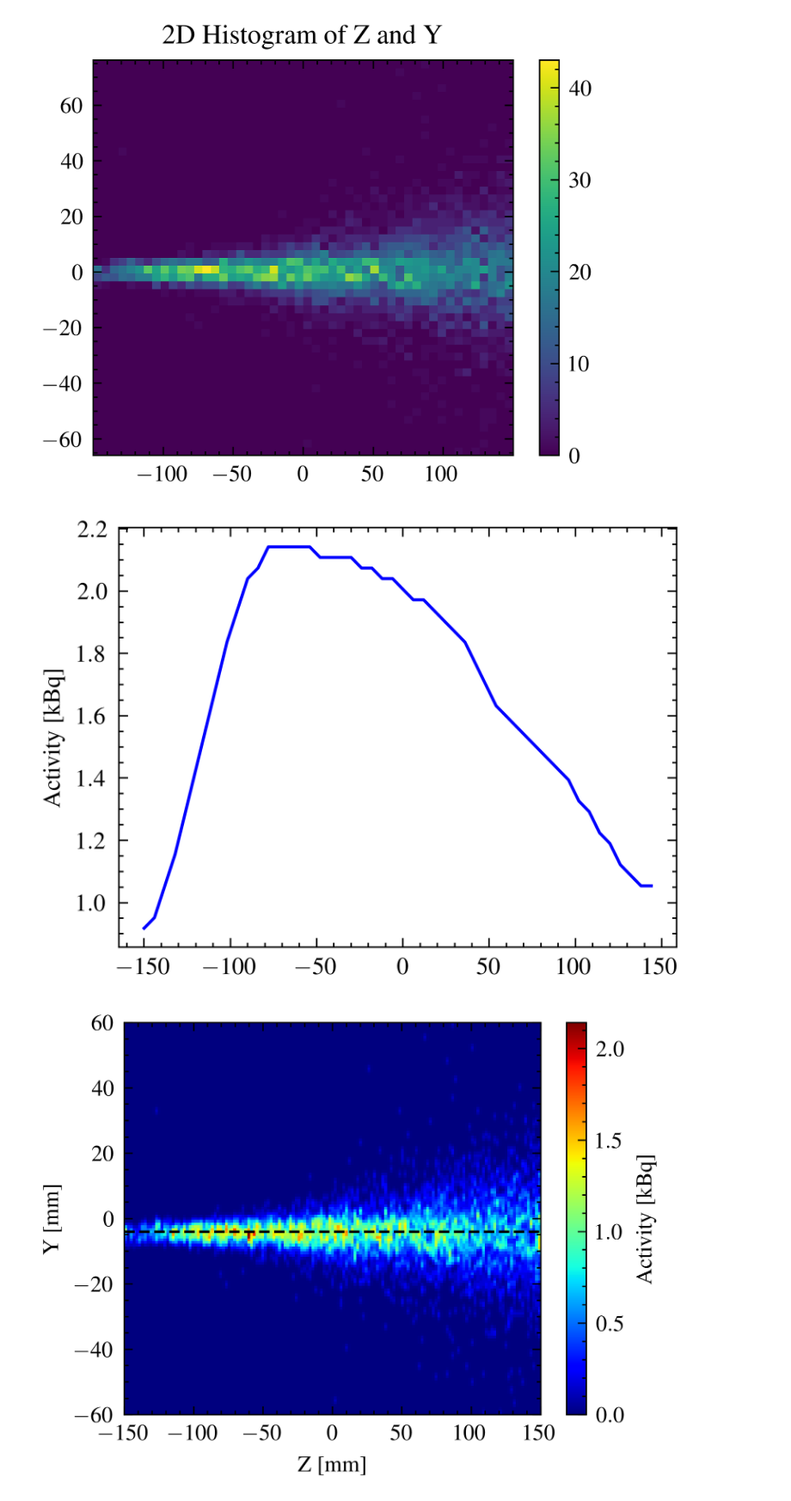
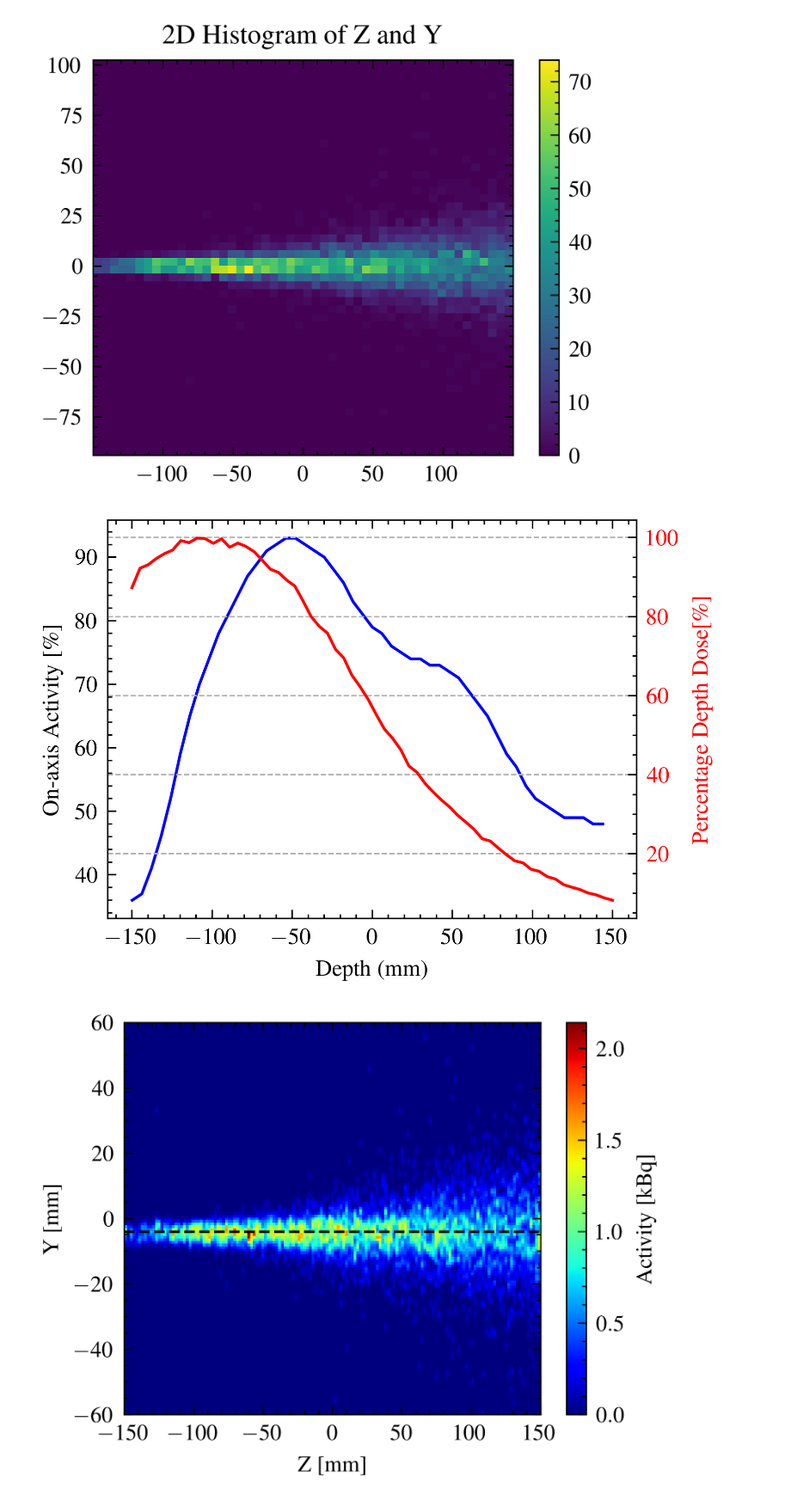
Before and after one commit to francescouni0/VHEE_monitor, a Jupyter notebook: Radionucl.ipynb, the cells around one changed output. Shown at 86% size. Drawn from its saved outputs; the diff is of its cells as text; code cells hidden in the pictures.

```diff
--- a/Radionucl.ipynb
+++ b/Radionucl.ipynb
@@ -45,5 +116,5 @@ output/Singles.root
 # %%
-f = uproot.open('o15/o15hits.root')
+f = uproot.open('C11/c11hits.root')
 print("List of tree : \n", f.keys())
 hits = f['Singles']
 print('Number of hits:', hits.num_entries)
@@ -86,25 +158,39 @@ plt.show()
 # %%
 plt.hist2d(hits_z, hits_y, bins=50)
 plt.colorbar()
 plt.title('2D Histogram of Z and Y')
 plt.show()
 # Central axis profile#
 masky=np.logical_and(hits_y > -3, hits_y < 3)
 
 hits_z_central=hits_z[masky]
 # Smooth the histogram using a Gaussian filter
 
 hist, bin_edges = np.histogram(hits_z_central, bins=50)
 hist_smoothed = gaussian_filter1d(hist, sigma=3)
+fig3, ax3 = plt.subplots()
 
-# Plot the smoothed histogram
-plt.plot(bin_edges[:-1], hist_smoothed*0.034, color='blue')
-plt.ylabel('Activity [kBq]')
+# Plot the smoothed histogram hist_smoothed*0.034
+
+plt.plot(bin_edges[:-1], hist_smoothed, color='blue')
+plt.xlabel('Z (mm)')
+plt.ylabel('On-axis Activity [\%]')
 plt.legend()
+
+# Add a secondary y-axis for the scale on the right
+ax3_secondary = ax3.twinx()
+ax3_secondary.plot(x - 150, arr_dose[90:150,12,12], label='deposited dose', linewidth=1, markersize=2, color='red')
+ax3_secondary.set_ylabel('Percentage Depth Dose[\%]', color='red')
+ax3_secondary.tick_params(axis='y', labelcolor='red')
+ax3.set_xlabel('Depth (mm)')
+
+plt.grid(axis='both', linestyle='--', linewidth=0.5)
+# Add legends to the plot
+ax3.legend(loc='upper right')
 plt.show()
 # %% [output]
-[figure, old version]
+[figure, new version]
-[figure, old version]
+[figure, new version]
 # %%
 # Define the bin edges
 bins = [np.linspace(hits_y.min(), hits_y.max(), 150), np.linspace(hits_z.min(), hits_z.max(), 150)]
```
Also changed, not shown: parts of 6 cells of this notebook, 2 other files.
